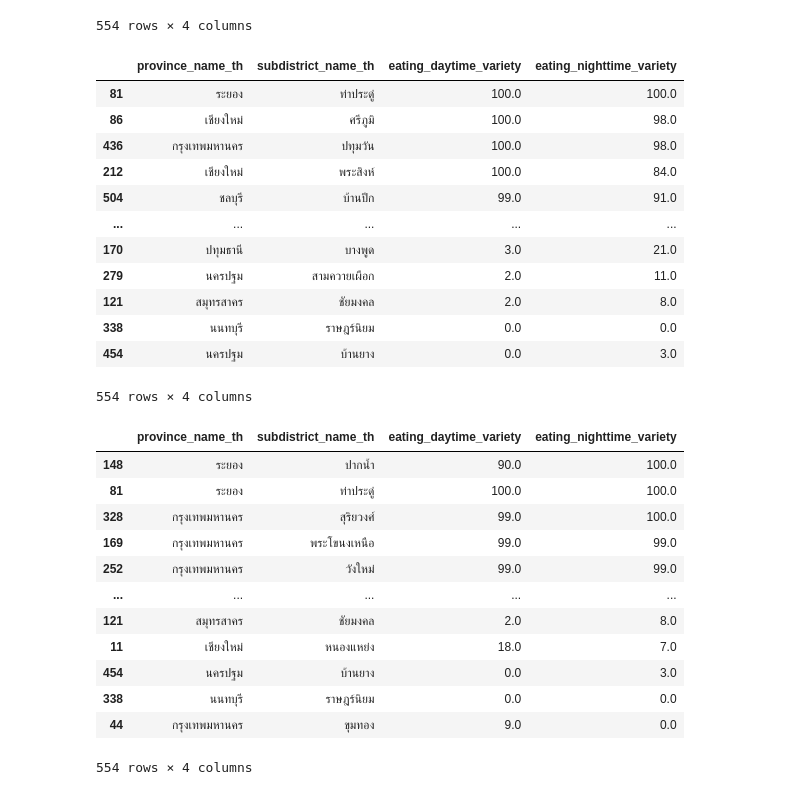
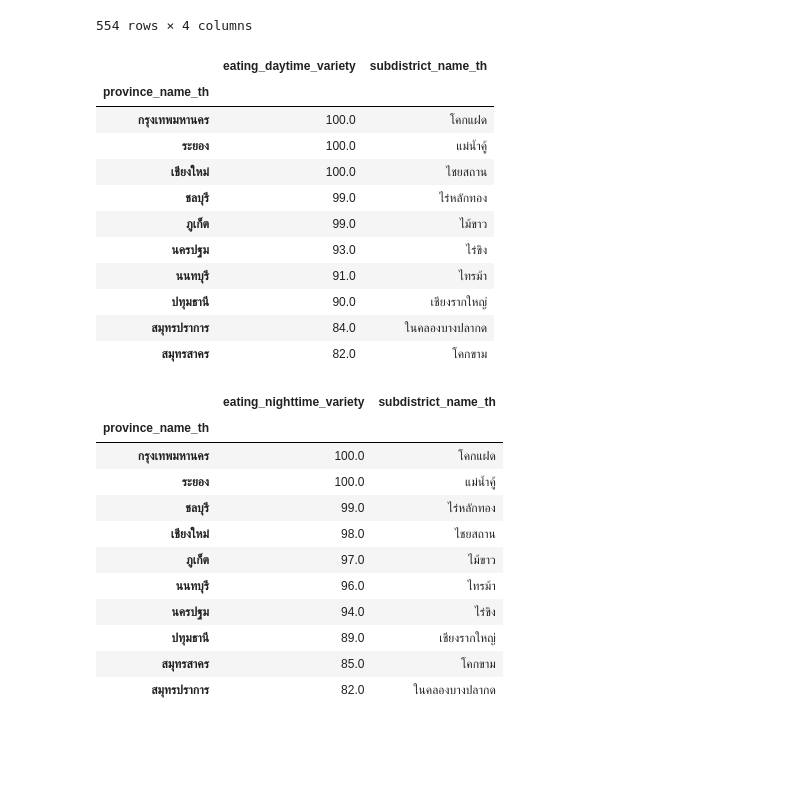
Before and after one commit to kittikhun62/DQ, a Jupyter notebook: midterm.ipynb, the cells around one changed output. Drawn from its saved outputs; the diff is of its cells as text; code cells hidden in the pictures; blank space fills up the shorter version.

```diff
--- a/midterm.ipynb
+++ b/midterm.ipynb
@@ -555,36 +555,34 @@ Eat_province
 | 553 | เชียงใหม่ | แช่ช้าง | 26.0 | 19.0 |
 554 rows × 4 columns
 # %%
-Eat_province.groupby('subdistrict_name_th')[['province_name_th','eating_daytime_variety']].max()
-Eat_province.sort_values('eating_daytime_variety',ascending=0) #กลางวัน
+Eat_day = Eat_province.groupby('province_name_th')[['eating_daytime_variety','subdistrict_name_th']].max()
+Eat_day.sort_values('eating_daytime_variety',ascending=0) #กลางวัน
 # %% [output]
-|  | province_name_th | subdistrict_name_th | eating_daytime_variety | eating_nighttime_variety |
-| 81 | ระยอง | ท่าประดู่ | 100.0 | 100.0 |
-| 86 | เชียงใหม่ | ศรีภูมิ | 100.0 | 98.0 |
-| 436 | กรุงเทพมหานคร | ปทุมวัน | 100.0 | 98.0 |
-| 212 | เชียงใหม่ | พระสิงห์ | 100.0 | 84.0 |
-| 504 | ชลบุรี | บ้านปึก | 99.0 | 91.0 |
-| ... | ... | ... | ... | ... |
-| 170 | ปทุมธานี | บางพูด | 3.0 | 21.0 |
-| 279 | นครปฐม | สามควายเผือก | 2.0 | 11.0 |
-| 121 | สมุทรสาคร | ชัยมงคล | 2.0 | 8.0 |
-| 338 | นนทบุรี | ราษฎร์นิยม | 0.0 | 0.0 |
-| 454 | นครปฐม | บ้านยาง | 0.0 | 3.0 |
+|  | eating_daytime_variety | subdistrict_name_th |
+| province_name_th |  |  |
+| กรุงเทพมหานคร | 100.0 | โคกแฝด |
+| ระยอง | 100.0 | แม่น้ำคู้ |
+| เชียงใหม่ | 100.0 | ไชยสถาน |
+| ชลบุรี | 99.0 | ไร่หลักทอง |
+| ภูเก็ต | 99.0 | ไม้ขาว |
+| นครปฐม | 93.0 | ไร่ขิง |
+| นนทบุรี | 91.0 | ไทรม้า |
+| ปทุมธานี | 90.0 | เชียงรากใหญ่ |
+| สมุทรปราการ | 84.0 | ในคลองบางปลากด |
+| สมุทรสาคร | 82.0 | โคกขาม |
-554 rows × 4 columns
 # %%
-Eat_province.groupby('subdistrict_name_th')[['province_name_th','eating_nighttime_variety']].min()
-Eat_province.sort_values('eating_nighttime_variety',ascending=0) #กลางคืน
+Eat_night= Eat_province.groupby('province_name_th')[['eating_nighttime_variety','subdistrict_name_th']].max()
+Eat_night.sort_values('eating_nighttime_variety',ascending=0) #กลางคืน
 # %% [output]
-|  | province_name_th | subdistrict_name_th | eating_daytime_variety | eating_nighttime_variety |
-| 148 | ระยอง | ปากน้ำ | 90.0 | 100.0 |
-| 81 | ระยอง | ท่าประดู่ | 100.0 | 100.0 |
-| 328 | กรุงเทพมหานคร | สุริยวงศ์ | 99.0 | 100.0 |
-| 169 | กรุงเทพมหานคร | พระโขนงเหนือ | 99.0 | 99.0 |
-| 252 | กรุงเทพมหานคร | วังใหม่ | 99.0 | 99.0 |
-| ... | ... | ... | ... | ... |
-| 121 | สมุทรสาคร | ชัยมงคล | 2.0 | 8.0 |
-| 11 | เชียงใหม่ | หนองแหย่ง | 18.0 | 7.0 |
-| 454 | นครปฐม | บ้านยาง | 0.0 | 3.0 |
-| 338 | นนทบุรี | ราษฎร์นิยม | 0.0 | 0.0 |
-| 44 | กรุงเทพมหานคร | ขุมทอง | 9.0 | 0.0 |
+|  | eating_nighttime_variety | subdistrict_name_th |
+| province_name_th |  |  |
+| กรุงเทพมหานคร | 100.0 | โคกแฝด |
+| ระยอง | 100.0 | แม่น้ำคู้ |
+| ชลบุรี | 99.0 | ไร่หลักทอง |
+| เชียงใหม่ | 98.0 | ไชยสถาน |
+| ภูเก็ต | 97.0 | ไม้ขาว |
+| นนทบุรี | 96.0 | ไทรม้า |
+| นครปฐม | 94.0 | ไร่ขิง |
+| ปทุมธานี | 89.0 | เชียงรากใหญ่ |
+| สมุทรสาคร | 85.0 | โคกขาม |
+| สมุทรปราการ | 82.0 | ในคลองบางปลากด |
-554 rows × 4 columns
```
